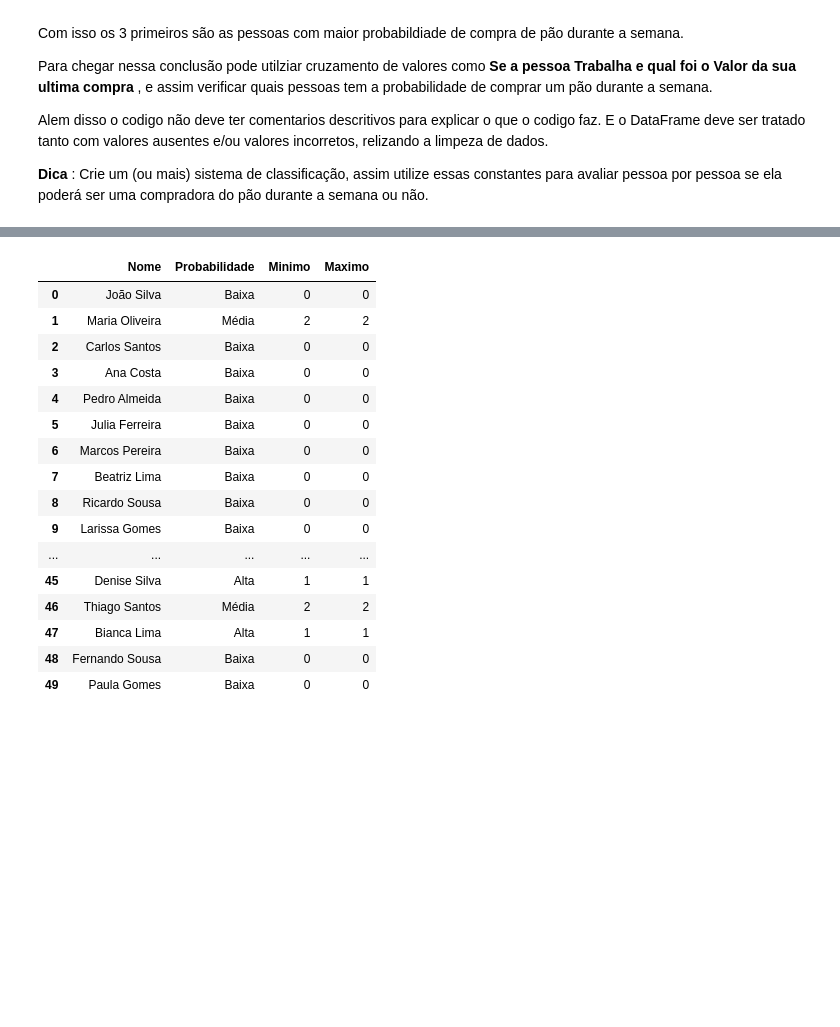
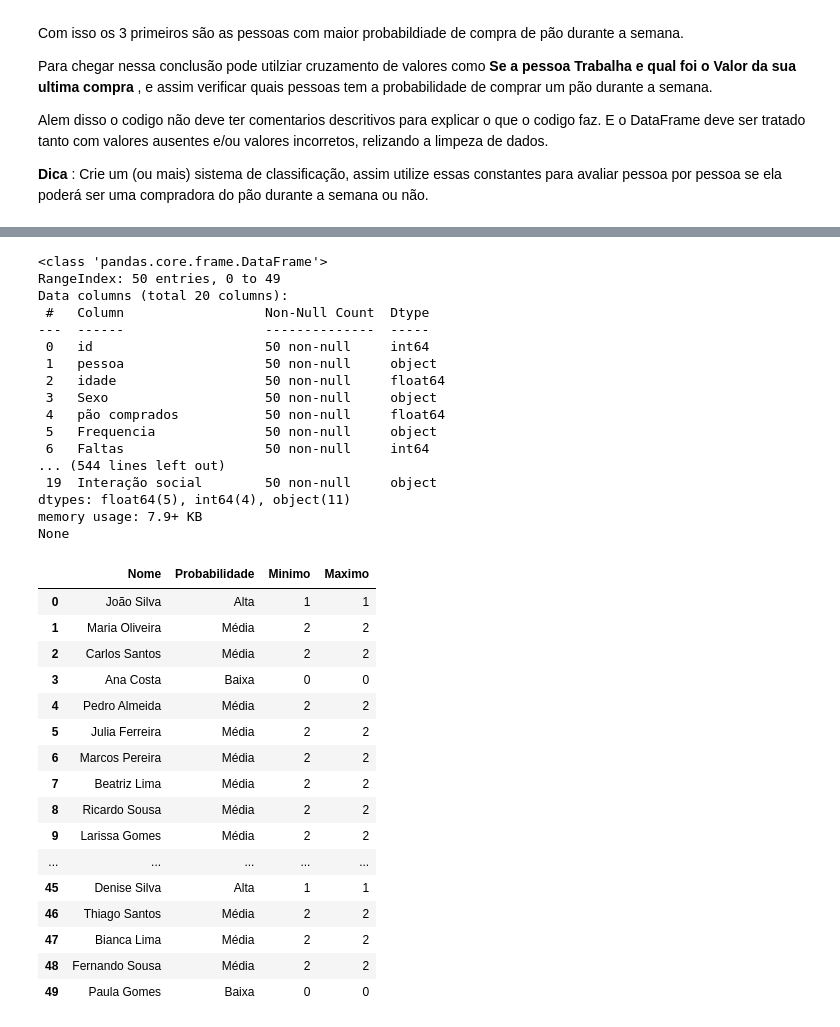
Before and after one commit to WillianXG/trabalho_pao, a Jupyter notebook: Desafio_do_pao.ipynb, the cells around one changed output, grey strips where cells are left out. Saved outputs shown, nothing was run; the diff lists cells and outputs as text; code cells hidden in the pictures; blank space fills up the shorter version.

```diff
--- a/Desafio_do_pao.ipynb
+++ b/Desafio_do_pao.ipynb
@@ -109,9 +109,21 @@ Alem disso o codigo não deve ter comentarios descritivos para explicar o que o
 # %%
 #Tratamento de dados para o DataFrame original
 Dados_pao = pd.read_excel('/kaggle/input/dados-lanchonete-pao/DataBase po.xlsx')
-def trat(df_value):
+
+def trat_idade(df):
+  try:
+    valor_int = int(df)
+    if valor_int != int:
+      return int(df)
+    else:
+      return df
+  except ValueError:
+    return df
+
+
+def trat(df):
     try:
-        valor_int = int(df_value)
+        valor_int = int(df)
         if valor_int == 2:
             return 'Baixa'
         elif valor_int == 5:
@@ -119,20 +131,20 @@ def trat(df_value):
         elif valor_int == 12:
             return 'Alta'
         else:
-            return df_value
+            return df
     except ValueError:
-        return df_value
+        return df
 
-def Sex(df_value):
+def Sex(df):
   try:
-    if df_value == 'masculino':
+    if df == 'masculino':
       return 'M'
-    elif df_value == 'feminino':
+    elif df == 'feminino':
       return 'F'
     else:
-      return df_value
+      return df
   except ValueError:
-    return df_value
+    return df
 
 def trab(df):
     for i, row in df.iterrows():
@@ -147,6 +159,7 @@ def trab(df):
 mediana_idade = Dados_pao['idade'].median()
 mediana_peso = Dados_pao['Peso'].median()
 
+
 Dados_pao['Sexo'] = Dados_pao['Sexo'].apply(Sex)
 Dados_pao['Interação social'] = Dados_pao['Interação social'].apply(trat)
 Dados_pao['Profissão'] = Dados_pao['Profissão'].fillna('Não informado')
@@ -158,6 +171,7 @@ Dados_pao['Valor gasto por semana'] = Dados_pao['Valor gasto por semana'].fillna
 Dados_pao['Peso'] = Dados_pao['Peso'].fillna(mediana_peso)
 Dados_pao['Estado civil'] = Dados_pao['Estado civil'].fillna('Não informado')
 Dados_pao['Trabalha'] = None
+Dados_pao['idade'] = Dados_pao['idade'].apply(trat_idade)
 Dados_pao = trab(Dados_pao)
 
 df = Dados_pao
@@ -189,50 +203,69 @@ data = {
         'Minimo': [],
         'Maximo': []
   }
 
 def probpao(df):
+    for i in df:
+      print(df.info())
 
     for i, row in df.iterrows():
-        if row['Trabalha'] == 'Sim' and row['Frequencia'] == 'Semanal' and row['Valor gasto por semana'] > 20 or row['valor da ultima compra'] >= 9:
+        if row['Trabalha'] == 'Sim' and row['Frequencia'] == 'Semanal' and row['Valor gasto por semana'] >= 20 and row['Faltas'] < 5:
             data['Nome'].append(row['pessoa'])
             data['Probabilidade'].append('Alta')
             data['Minimo'].append(1)
             data['Maximo'].append(1)
-        elif row['Trabalha'] == 'Sim' and row['Frequencia'] == 'Quinzenal' and row['Valor gasto por semana']  <= 19 >=15 and row['valor da ultima compra'] <= 9:
+        elif row['Trabalha'] == 'Sim' and row['Valor gasto por semana']  <=15 and row['valor da ultima compra'] <=9 or row['Frequencia'] == 'Quinzenal' or row['Frequencia'] == 'Mensal':
             data['Nome'].append(row['pessoa'])
             data['Probabilidade'].append('Média')
             data['Minimo'].append(2)
             data['Maximo'].append(2)
         else:
             data['Nome'].append(row['pessoa'])
             data['Probabilidade'].append('Baixa')
             data['Minimo'].append(0)
             data['Maximo'].append(0)
 
 
 
 probpao(df)
 
 
 data = pd.DataFrame(data)
 data
 # %% [output]
+<class 'pandas.core.frame.DataFrame'>
+RangeIndex: 50 entries, 0 to 49
+Data columns (total 20 columns):
+ #   Column                  Non-Null Count  Dtype
+---  ------                  --------------  -----
+ 0   id                      50 non-null     int64
+ 1   pessoa                  50 non-null     object
+ 2   idade                   50 non-null     float64
+ 3   Sexo                    50 non-null     object
+ 4   pão comprados           50 non-null     float64
+ 5   Frequencia              50 non-null     object
+ 6   Faltas                  50 non-null     int64
+... (544 lines left out)
+ 19  Interação social        50 non-null     object
+dtypes: float64(5), int64(4), object(11)
+memory usage: 7.9+ KB
+None
 |  | Nome | Probabilidade | Minimo | Maximo |
-| 0 | João Silva | Baixa | 0 | 0 |
+| 0 | João Silva | Alta | 1 | 1 |
 | 1 | Maria Oliveira | Média | 2 | 2 |
-| 2 | Carlos Santos | Baixa | 0 | 0 |
+| 2 | Carlos Santos | Média | 2 | 2 |
 | 3 | Ana Costa | Baixa | 0 | 0 |
-| 4 | Pedro Almeida | Baixa | 0 | 0 |
-| 5 | Julia Ferreira | Baixa | 0 | 0 |
-| 6 | Marcos Pereira | Baixa | 0 | 0 |
-| 7 | Beatriz Lima | Baixa | 0 | 0 |
-| 8 | Ricardo Sousa | Baixa | 0 | 0 |
-| 9 | Larissa Gomes | Baixa | 0 | 0 |
+| 4 | Pedro Almeida | Média | 2 | 2 |
+| 5 | Julia Ferreira | Média | 2 | 2 |
+| 6 | Marcos Pereira | Média | 2 | 2 |
+| 7 | Beatriz Lima | Média | 2 | 2 |
+| 8 | Ricardo Sousa | Média | 2 | 2 |
+| 9 | Larissa Gomes | Média | 2 | 2 |
 | ... | ... | ... | ... | ... |
 | 45 | Denise Silva | Alta | 1 | 1 |
 | 46 | Thiago Santos | Média | 2 | 2 |
-| 47 | Bianca Lima | Alta | 1 | 1 |
-| 48 | Fernando Sousa | Baixa | 0 | 0 |
+| 47 | Bianca Lima | Média | 2 | 2 |
+| 48 | Fernando Sousa | Média | 2 | 2 |
 | 49 | Paula Gomes | Baixa | 0 | 0 |
 # %%
 #Resultado em formato CSV
```
Also changed, not shown: parts of 2 cells of this notebook.
